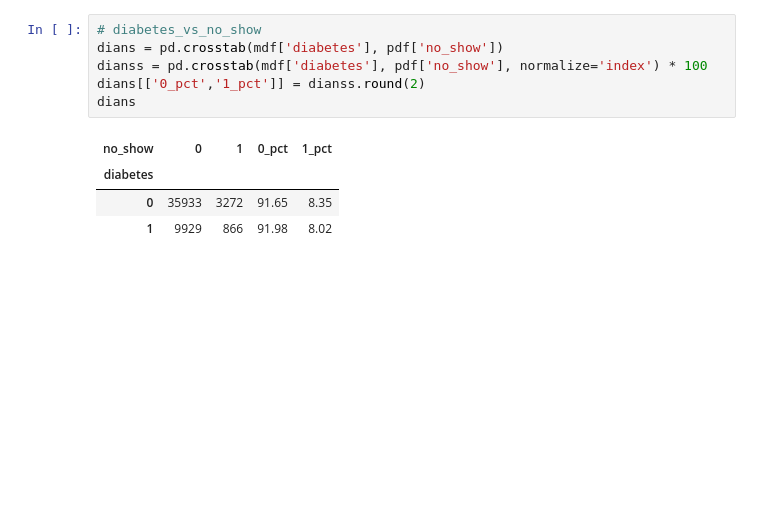
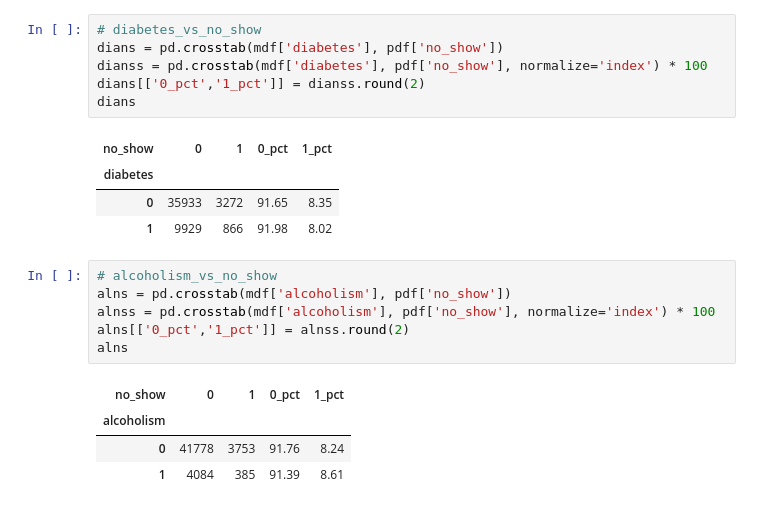
Before and after one commit to akashcstech/Health_Care_No_Show_Data_Analysis, a Jupyter notebook: Data_clean.ipynb, the cells around one changed output. Drawn from its saved outputs; the diff is of its cells as text; blank space fills up the shorter version.

Commit message:
alcoholism_vs_no_show

```diff
--- a/Data_clean.ipynb
+++ b/Data_clean.ipynb
@@ -1914,3 +1914,14 @@ dians
 | diabetes |  |  |  |  |
 | 0 | 35933 | 3272 | 91.65 | 8.35 |
 | 1 | 9929 | 866 | 91.98 | 8.02 |
+# %%
+# alcoholism_vs_no_show
+alns = pd.crosstab(mdf['alcoholism'], pdf['no_show'])
+alnss = pd.crosstab(mdf['alcoholism'], pdf['no_show'], normalize='index') * 100
+alns[['0_pct','1_pct']] = alnss.round(2)
+alns
+# %% [output]
+| no_show | 0 | 1 | 0_pct | 1_pct |
+| alcoholism |  |  |  |  |
+| 0 | 41778 | 3753 | 91.76 | 8.24 |
+| 1 | 4084 | 385 | 91.39 | 8.61 |
```
